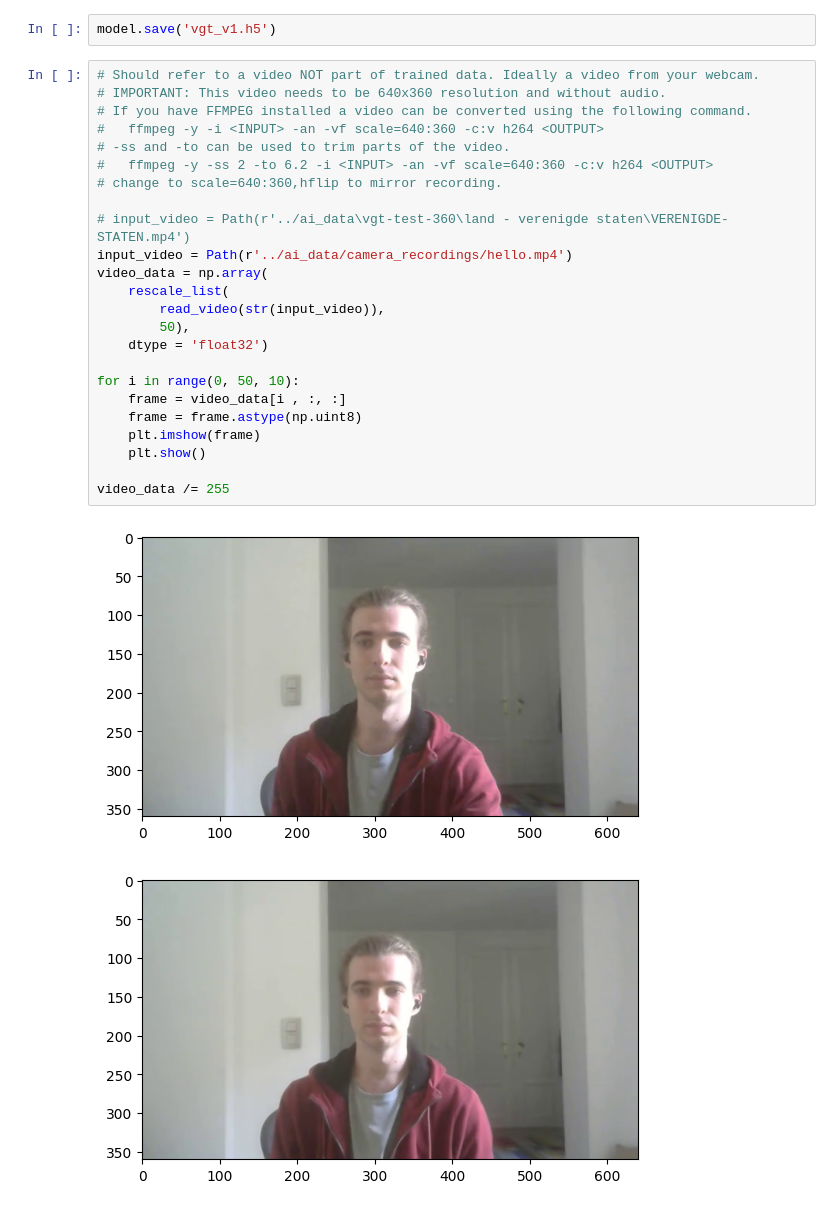
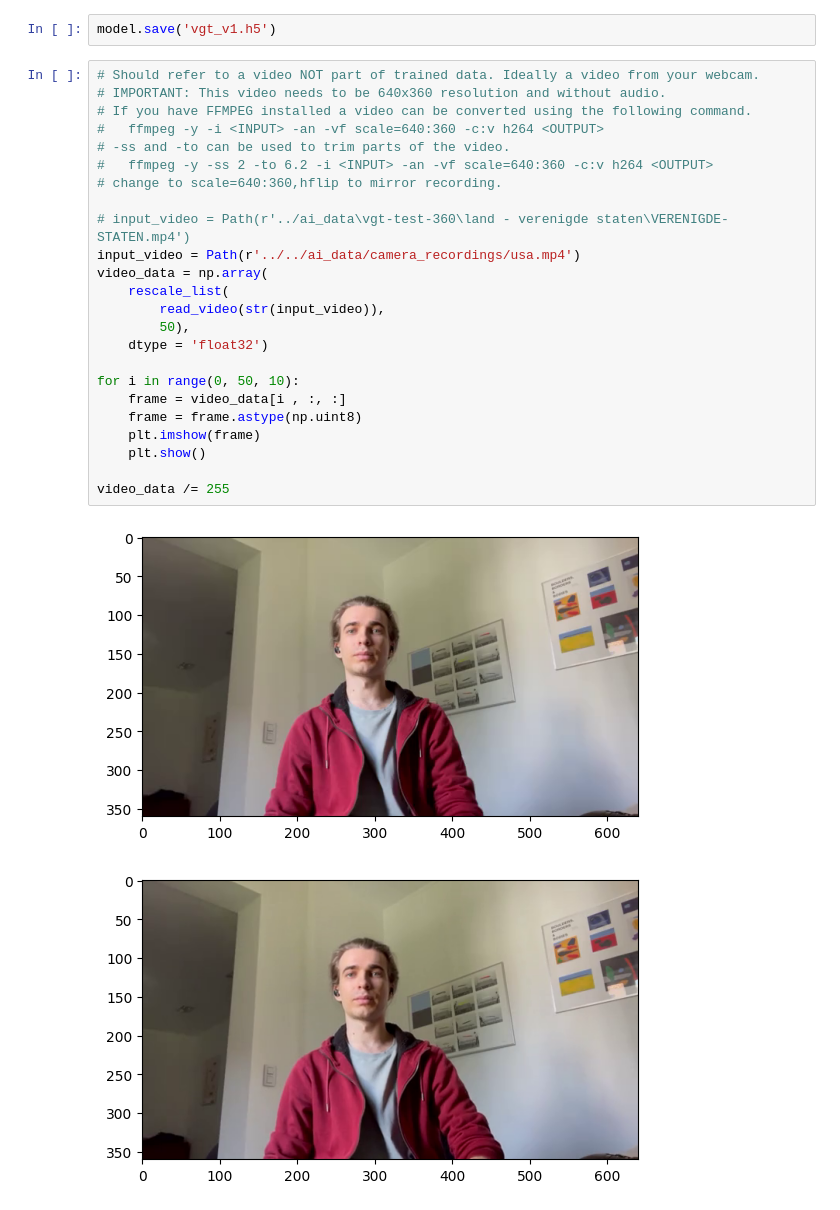
Before and after one commit to ArthurVanRemoortel/Sign-Language-Learning-Tool, a Jupyter notebook: sl_ai/notebooks/version_1/attempt1.ipynb, the cells around one changed output. Drawn from its saved outputs; the diff is of its cells as text.

```diff
--- a/sl_ai/notebooks/version_1/attempt1.ipynb
+++ b/sl_ai/notebooks/version_1/attempt1.ipynb
@@ -222,27 +246,27 @@ model.save('vgt_v1.h5')
 # %%
 # Should refer to a video NOT part of trained data. Ideally a video from your webcam.
 # IMPORTANT: This video needs to be 640x360 resolution and without audio.
 # If you have FFMPEG installed a video can be converted using the following command.
 #   ffmpeg -y -i <INPUT> -an -vf scale=640:360 -c:v h264 <OUTPUT>
 # -ss and -to can be used to trim parts of the video.
 #   ffmpeg -y -ss 2 -to 6.2 -i <INPUT> -an -vf scale=640:360 -c:v h264 <OUTPUT>
 # change to scale=640:360,hflip to mirror recording.
 
 # input_video = Path(r'../ai_data\vgt-test-360\land - verenigde staten\VERENIGDE-STATEN.mp4')
-input_video = Path(r'../ai_data/camera_recordings/hello.mp4')
+input_video = Path(r'../../ai_data/camera_recordings/usa.mp4')
 video_data = np.array(
     rescale_list(
         read_video(str(input_video)),
         50),
     dtype = 'float32')
 
 for i in range(0, 50, 10):
     frame = video_data[i , :, :]
     frame = frame.astype(np.uint8)
     plt.imshow(frame)
     plt.show()
 
 video_data /= 255
 # %% [output]
-[figure, old version]
+[figure, new version]
-[figure, old version]
+[figure, new version]
```
Also changed, not shown: parts of 13 cells of this notebook, 8 other files.
